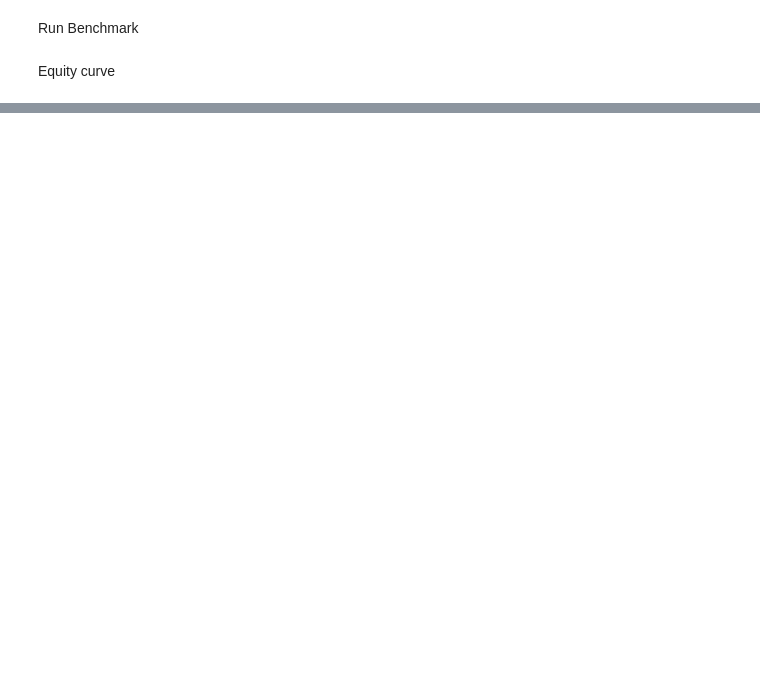
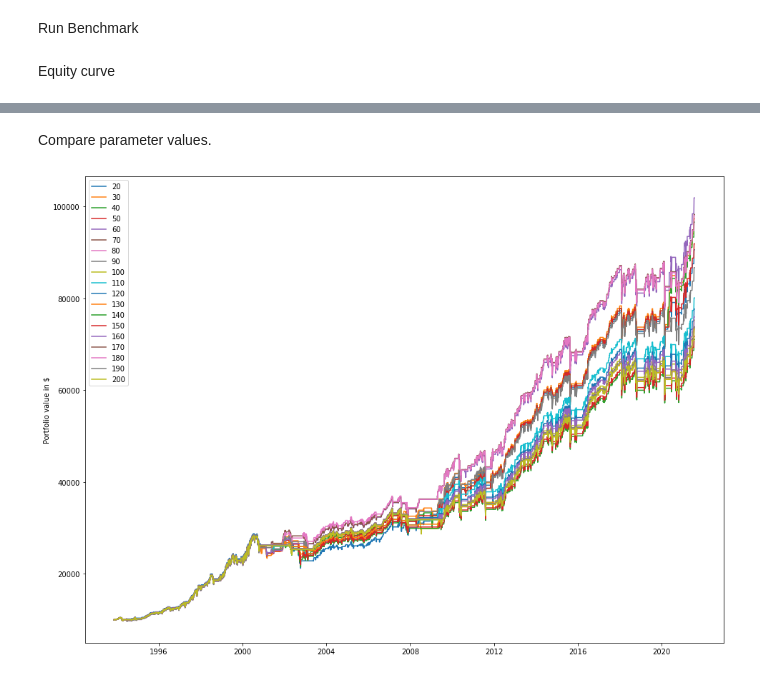
Before and after one commit to fja05680/pinkfish, a Jupyter notebook: examples/080.double-7s/optimize.ipynb, the cells around one changed output, grey strips where cells are left out. Saved outputs shown, nothing was run; the diff lists cells and outputs as text; code cells hidden in the pictures; blank space fills up the shorter version.

```diff
--- a/examples/080.double-7s/optimize.ipynb
+++ b/examples/080.double-7s/optimize.ipynb
@@ -171,0 +164,16 @@ pf.plot_equity_curve(strategies[Y].dbal, benchmark=benchmark.dbal)
+# %% [markdown]
+Compare parameter values.
+# %%
+labels = []
+for strategy in strategies:
+    if optimize_period:
+        label = strategy.options['period']
+    elif optimize_sma:
+        label = strategy.options['sma']
+    elif optimize_pct:
+        label = strategy.options['stop_loss_pct']
+    labels.append(label)
+
+pf.plot_equity_curves(strategies[:], labels)
+# %% [output]
+[figure, added]
```
Also changed, not shown: parts of 8 cells of this notebook, 18 other files.
